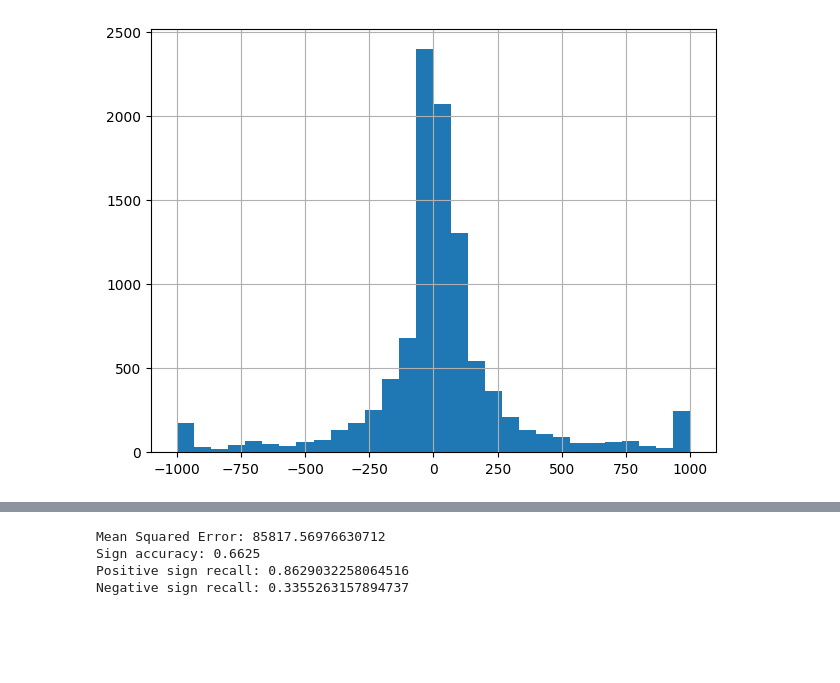
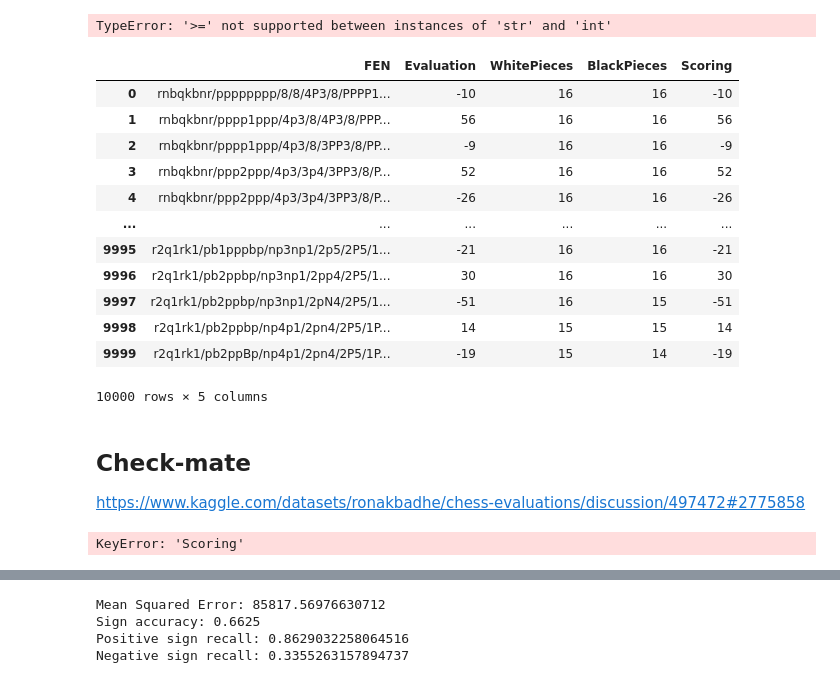
Before and after one commit to NatanSisoev/Chess-ML-Evaluator, a Jupyter notebook: main.ipynb, the cells around one changed output, grey strips where cells are left out. Drawn from its saved outputs; the diff is of its cells as text; code cells hidden in the pictures; blank space fills up the shorter version.

```diff
--- a/main.ipynb
+++ b/main.ipynb
@@ -21,18 +127,33 @@ def count_pieces(fen):
 # %%
-DATA_FILE = "data/chessData.csv"
-
-df = pd.read_csv(DATA_FILE, nrows=10_000)
-
-df["WhitePieces"], df["BlackPieces"] = zip(*df["FEN"].apply(count_pieces))
-df["Evaluation"] = df["Evaluation"].astype(str).str.replace(r"[^0-9\-\.]", "", regex=True)
-df["Evaluation"] = pd.to_numeric(df["Evaluation"], errors="coerce")
-
 df["Scoring"] = np.clip(df["Evaluation"], -1000, 1000)
 
 X = df[["WhitePieces", "BlackPieces"]]
 y = df["Scoring"]
 
 X_train, X_test, y_train, y_test = train_test_split(X, y, test_size=0.2, random_state=42)
+# %% [output]
+TypeError: '>=' not supported between instances of 'str' and 'int'
+# %%
+df
+# %% [output]
+|  | FEN | Evaluation | WhitePieces | BlackPieces | Scoring |
+| 0 | rnbqkbnr/pppppppp/8/8/4P3/8/PPPP1... | -10 | 16 | 16 | -10 |
+| 1 | rnbqkbnr/pppp1ppp/4p3/8/4P3/8/PPP... | 56 | 16 | 16 | 56 |
+| 2 | rnbqkbnr/pppp1ppp/4p3/8/3PP3/8/PP... | -9 | 16 | 16 | -9 |
+| 3 | rnbqkbnr/ppp2ppp/4p3/3p4/3PP3/8/P... | 52 | 16 | 16 | 52 |
+| 4 | rnbqkbnr/ppp2ppp/4p3/3p4/3PP3/8/P... | -26 | 16 | 16 | -26 |
+| ... | ... | ... | ... | ... | ... |
+| 9995 | r2q1rk1/pb1pppbp/np3np1/2p5/2P5/1... | -21 | 16 | 16 | -21 |
+| 9996 | r2q1rk1/pb2ppbp/np3np1/2pp4/2P5/1... | 30 | 16 | 16 | 30 |
+| 9997 | r2q1rk1/pb2ppbp/np3np1/2pN4/2P5/1... | -51 | 16 | 15 | -51 |
+| 9998 | r2q1rk1/pb2ppbp/np4p1/2pn4/2P5/1P... | 14 | 15 | 15 | 14 |
+| 9999 | r2q1rk1/pb2ppBp/np4p1/2pn4/2P5/1P... | -19 | 15 | 14 | -19 |
+10000 rows × 5 columns
+# %% [markdown]
+## Check-mate
+
+
+https://www.kaggle.com/datasets/ronakbadhe/chess-evaluations/discussion/497472#2775858
 # %%
 def sign_accuracy(y_true, y_pred):
     true_sign = np.sign(y_true)
@@ -63,7 +184,7 @@ df["Scoring"].hist(bins=30)
 plt.tight_layout()
 plt.show()
 # %% [output]
-[figure, removed]
+KeyError: 'Scoring'
 # %%
 model = RandomForestClassifier()
 model.fit(X_train, y_train)
```
Also changed, not shown: parts of 23 cells of this notebook.
